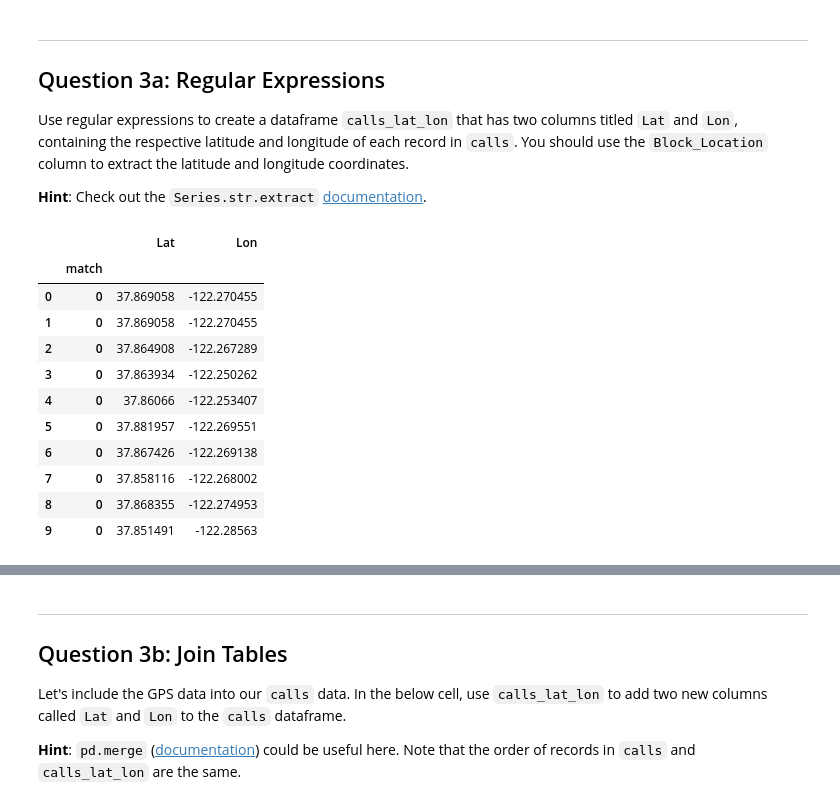
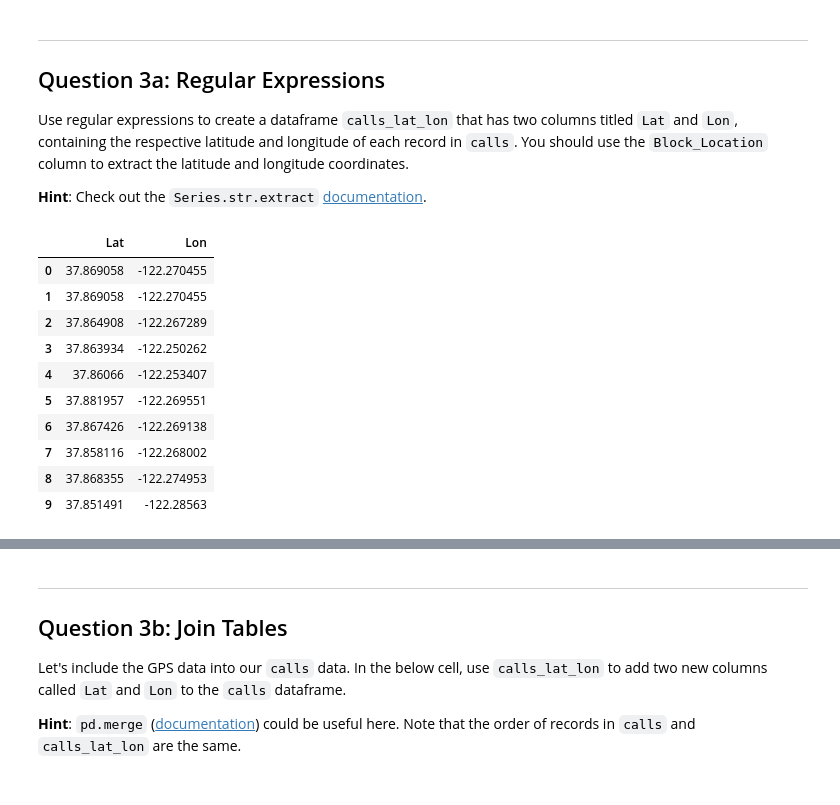
Before and after one commit to StellarLane/sp22, a Jupyter notebook: lab/lab03/lab03.ipynb, the cells around one changed output, grey strips where cells are left out. Cells and saved outputs as stored; diff of their text form; code cells hidden in the pictures.

```diff
--- a/lab/lab03/lab03.ipynb
+++ b/lab/lab03/lab03.ipynb
@@ -388,20 +503,19 @@ BEGIN QUESTION
 name: q3a
 -->
 # %%
-calls_lat_lon = calls['Block_Location'].str.extractall(r'(\d+\.\d+).*(-\d+\.\d+)').rename(columns={0:'Lat',1:'Lon'})
+calls_lat_lon = calls['Block_Location'].str.extract(r'(\d+\.\d+).*(-\d+\.\d+)').rename(columns={0:'Lat',1:'Lon'})
 calls_lat_lon.head(10)
 # %% [output]
-|  |  | Lat | Lon |
-|  | match |  |  |
-| 0 | 0 | 37.869058 | -122.270455 |
-| 1 | 0 | 37.869058 | -122.270455 |
-| 2 | 0 | 37.864908 | -122.267289 |
-| 3 | 0 | 37.863934 | -122.250262 |
-| 4 | 0 | 37.86066 | -122.253407 |
-| 5 | 0 | 37.881957 | -122.269551 |
-| 6 | 0 | 37.867426 | -122.269138 |
-| 7 | 0 | 37.858116 | -122.268002 |
-| 8 | 0 | 37.868355 | -122.274953 |
-| 9 | 0 | 37.851491 | -122.28563 |
+|  | Lat | Lon |
+| 0 | 37.869058 | -122.270455 |
+| 1 | 37.869058 | -122.270455 |
+| 2 | 37.864908 | -122.267289 |
+| 3 | 37.863934 | -122.250262 |
+| 4 | 37.86066 | -122.253407 |
+| 5 | 37.881957 | -122.269551 |
+| 6 | 37.867426 | -122.269138 |
+| 7 | 37.858116 | -122.268002 |
+| 8 | 37.868355 | -122.274953 |
+| 9 | 37.851491 | -122.28563 |
 # %%
 grader.check("q3a")
```
Also changed, not shown: parts of 22 cells of this notebook, 3 other files.
